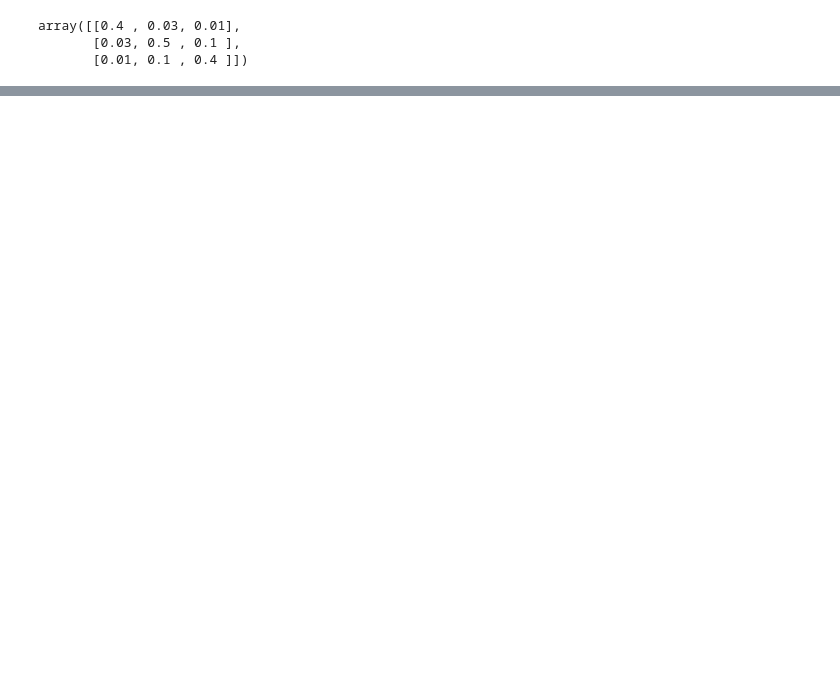
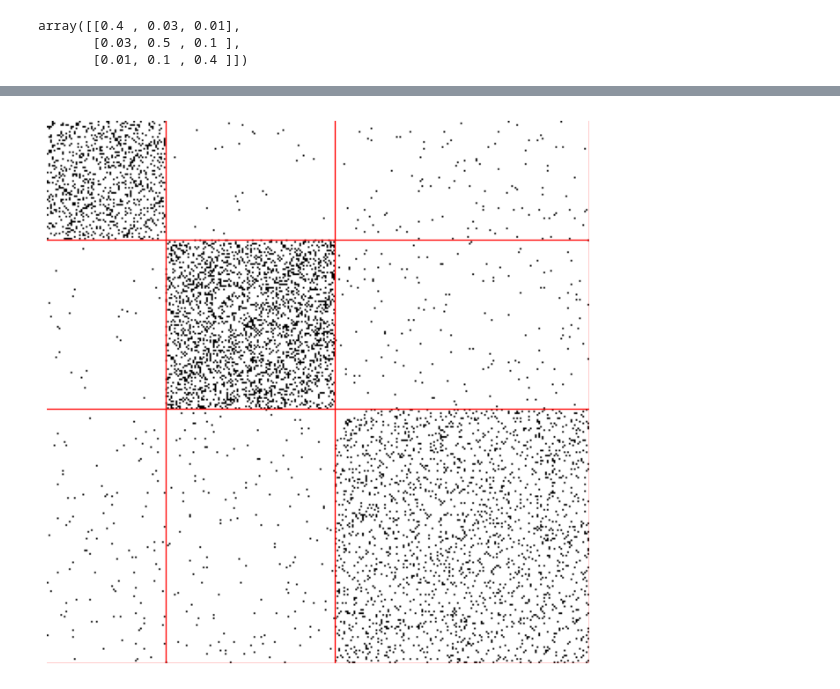
Before and after one commit to QMoayedpour/PGM_MVA, a Jupyter notebook: ntbk/vizu_graph.ipynb, the cells around one changed output, grey strips where cells are left out. Drawn from its saved outputs; the diff is of its cells as text; code cells hidden in the pictures; blank space fills up the shorter version.

```diff
--- a/ntbk/vizu_graph.ipynb
+++ b/ntbk/vizu_graph.ipynb
@@ -289,0 +286,4 @@ model3.plot_from_tau(determinist=False)
+# %%
+model3.plot_preds_adjancy(M_3)
+# %% [output]
+[figure, added]
```
Also changed, not shown: parts of 14 cells of this notebook, 1 other file.
